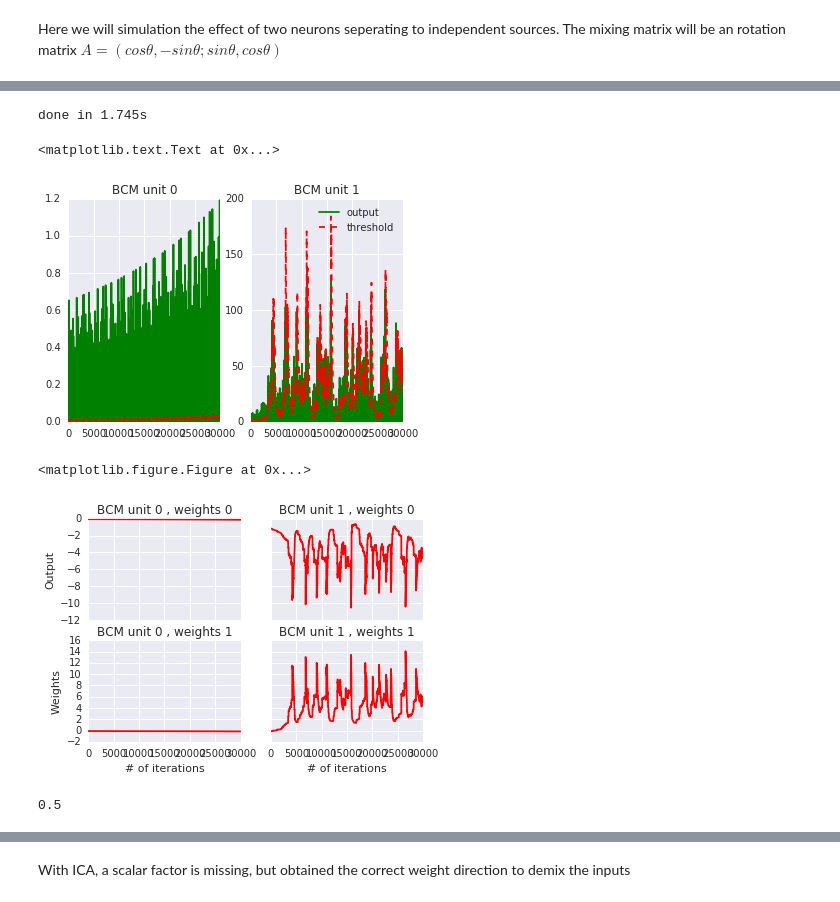
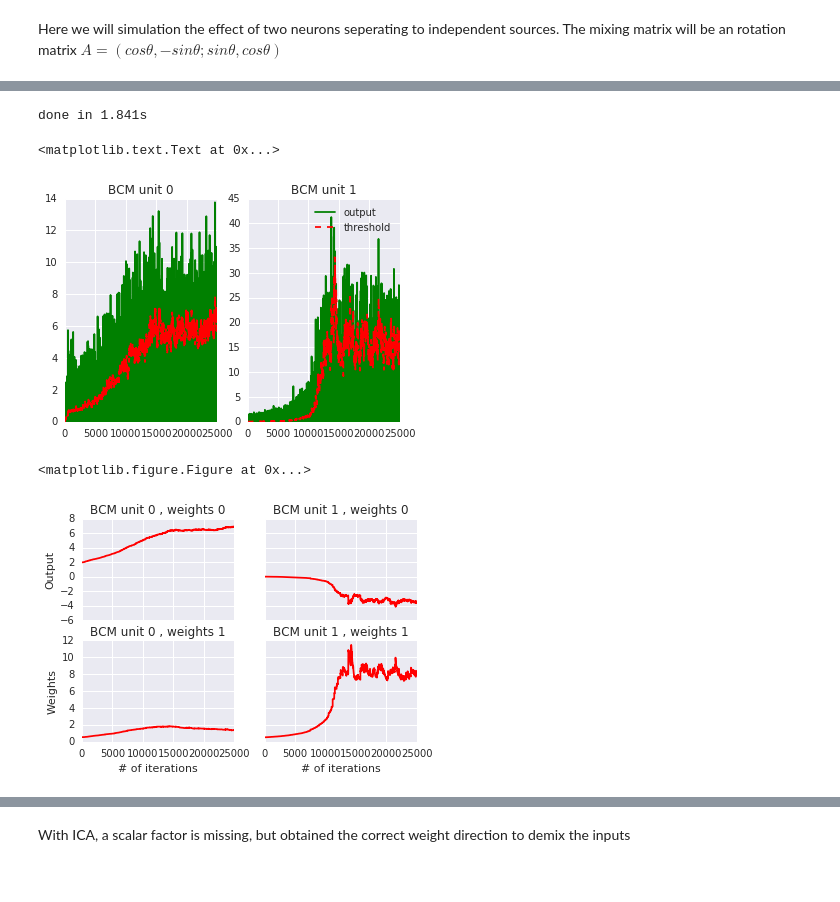
Before and after one commit to ShuangLiBCM/NNDL_Shuang, a Jupyter notebook: Laplace data_training with BCM local learning rule.ipynb, the cells around one changed output, grey strips where cells are left out. Cells and saved outputs as stored; diff of their text form; code cells hidden in the pictures.

```diff
--- a/Laplace data_training with BCM local learning rule.ipynb
+++ b/Laplace data_training with BCM local learning rule.ipynb
@@ -18,6 +19,7 @@ import pandas as pd
 # Define BCM class by quadratic local learning rule
 # Relu activation function
 # Update weight per sample
+# Enable batch normalization
 
 class BCM:
     """BCM learning
@@ -31,7 +33,7 @@ class BCM:
     w_: 1d-array, weights after fitting
     error_: list, number of misclassification in every epoch
     """
-    def __init__(self, eta = 0.1,n_epoch = 10,ny = 1,tau = 10,thres = 0, p = 2,random_state = None, shuffle = True,nonlinear = None):
+    def __init__(self, eta = 0.1,n_epoch = 10,ny = 1,batch = 10, tau = 100,thres = 0, p = 2,random_state = None, shuffle = True,nonlinear = None):
         self.eta = eta
         self.n_epoch = n_epoch
         self.ny = ny
@@ -41,6 +43,7 @@ class BCM:
         self.y_thres = []      # Storaged y for studying effect of threshold
         self.shuffle = shuffle
         self.nonlinear = nonlinear
+        self.batch = batch
 
         if random_state:
             seed(random_state)
@@ -61,7 +64,12 @@ class BCM:
         for _ in range(self.n_epoch):
             if self.shuffle:
                 X = self._shuffle(X)
-            for i, xi in enumerate(X):   # elementwise training for all samples
+            if self.batch:
+                X_batch = []
+                for k in range(0,X.shape[0],self.batch):
+                    X_batch.append(np.mean(X[k:k+self.batch,:],axis = 0))
+                X_batch = np.vstack(X_batch)
+            for i, xi in enumerate(X_batch):   # elementwise training for all samples
                 theta = np.zeros(2)
                 y = np.zeros(2)
                 for j in range(self.ny):
@@ -73,7 +81,7 @@ class BCM:
                     self.w_[:,j][:,None] = self.w_[:,j][:,None]+ self.eta * xi[:,None]* y[j]*(y[j] - threshold[j])
                     h = np.exp(-1/self.tau)
                     y_power = y[j]**2
-                    theta[j] = threshold[j]*h+y_power*(1-h)
+                    theta[j] = threshold[j]*h+y_power*(1-h)  # Good way to implement exponential moving average
                 w_tmp = np.concatenate(self.w_.T, axis=0)    # make 2*2 matrix into 1*4, preparing for weight tracking
                 self.y_thres.append(y)
                 self.thres.append(theta)
@@ -174,11 +176,12 @@ g.set_axis_labels("Dimension 1", "Dimension 2")
 # Train BCM model with Laplace data
 
 ny = 2    # 2 output neurons
-n_epoch = 30
+n_epoch = 100
 p = 2
-eta = 0.0001
+eta = 0.0005
 tau = 200
-BCM_laplace = BCM(eta = eta,n_epoch = n_epoch,ny = ny,tau = tau, thres = 0, p = p,random_state = None, shuffle = True, nonlinear = 'Relu')
+batch = 4
+BCM_laplace = BCM(eta = eta,n_epoch = n_epoch,batch = batch,ny = ny,tau = tau, thres = 0, p = p,random_state = None, shuffle = True, nonlinear = 'Relu')
 
 t0 = time()
 BCM_laplace.fit(s_rt_wt)
@@ -196,41 +199,37 @@ n_column = ny
 BCM_laplace_titles= ["BCM unit %d" % i for i in range (ny)]
 # Plot y and threshold
 for i in range(ny):
     plt.subplot(n_row,n_column,i+1)
     plt.plot(BCM_laplace_out[:plt_range,i],'g-',label = 'output')
     plt.plot(BCM_laplace_thres[:plt_range,i],'r--',label = 'threshold')
     plt.title(BCM_laplace_titles[i])
 
 plt.legend(loc = 'upper right')
 
 plt.figure()
 # Plot weights
 
 BCM_laplace_titles= ["BCM weights %d" % i for i in range (len(BCM_laplace_w.T))]
 
 f, ((ax1, ax2), (ax3, ax4)) = plt.subplots(2, 2, sharex='col', sharey='row')
 ax1.plot(BCM_laplace_w[:,0],'r',label = 'weight')
 ax1.set_ylabel('Output')
 ax1.set_title("BCM unit %d , weights %d" % (0,0))
 ax2.plot(BCM_laplace_w[:,2],'r',label = 'weight')
 ax2.set_title("BCM unit %d , weights %d" % (1,0))
 ax3.plot(BCM_laplace_w[:,1],'r',label = 'weight')
 ax3.set_title("BCM unit %d , weights %d" % (0,1))
 ax3.set_xlabel('# of iterations')
 ax3.set_ylabel('Weights')
 ax4.plot(BCM_laplace_w[:,3],'r',label = 'weight')
 ax4.set_title("BCM unit %d , weights %d" % (1,1))
 ax4.set_xlabel('# of iterations')
 # %% [output]
-done in 1.745s
+done in 1.841s
 <matplotlib.text.Text at 0x...>
-[figure, old version]
+[figure, new version]
 <matplotlib.figure.Figure at 0x...>
-[figure, old version]
+[figure, new version]
-# %%
-BCM_laplace._sigmoid(0)
-# %% [output]
-0.5
 # %%
 print(BCM_laplace.w_)
 
```
Also changed, not shown: parts of 9 cells of this notebook, 2 other files.
